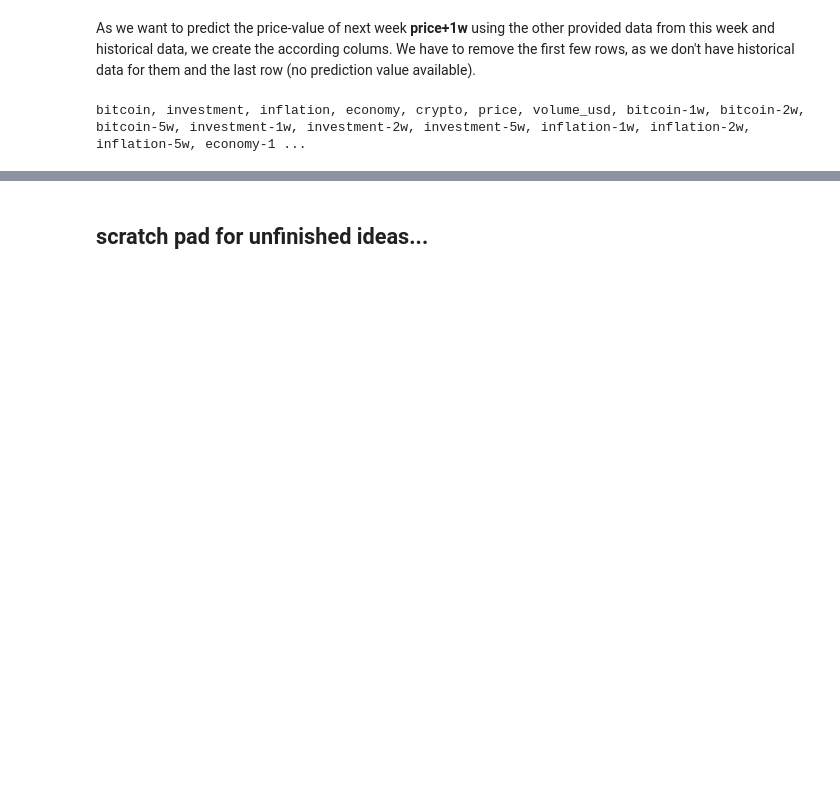
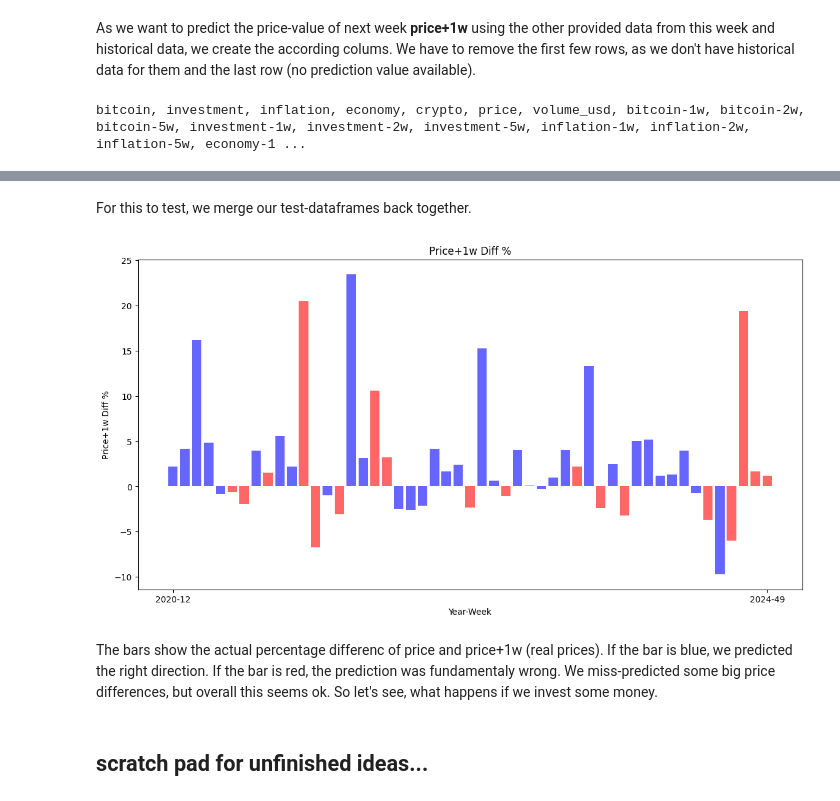
Before and after one commit to michael-zeller/udacity_cd1971, a Jupyter notebook: fomo_btc.ipynb, the cells around one changed output, grey strips where cells are left out. Drawn from its saved outputs; the diff is of its cells as text; code cells hidden in the pictures; blank space fills up the shorter version.

```diff
--- a/fomo_btc.ipynb
+++ b/fomo_btc.ipynb
@@ -161,6 +161,9 @@ weekly_data = weekly_data.iloc[5:]
 
 # drop last row (no target for last week)
 weekly_data = weekly_data.iloc[:-1]
+
+# defragmented copy of the data
+weekly_data = weekly_data.copy()
 # %%
 # show columns of weekly_data
 print(', '.join(weekly_data.columns))
@@ -197,3 +204,43 @@ The mean squared Error doesn't mean a lot, because the value of bitcoin changed
+# %% [markdown]
+For this to test, we merge our test-dataframes back together.
+# %%
+# combine X_test and y_test and y_pred
+test_results = X_test.copy()
+test_results = test_results[['price']]
+test_results['price+1w'] = y_test
+test_results['price+1w_pred'] = y_pred
+
+# order the rows by year_week
+test_results.sort_index(inplace=True)
+
+# create a column that shows the percentage difference between the current week price and the price+1w
+test_results['price+1w_diff_pct'] = (test_results['price+1w'] - test_results['price']) / test_results['price'] * 100
+
+# create a column that shows, if the predicted price is higher or lower than the price of the current week
+test_results['price+1w_pred_diff'] = test_results['price+1w_pred'] - test_results['price']
+test_results['price+1w_pred_diff'] = test_results['price+1w_pred_diff'].apply(lambda x: -1 if x < 0 else (1 if x > 0 else 0))
+
+# create a column that shows, if the actual price+1w is higher or lower than the price of the current week
+test_results['price+1w_diff'] = test_results['price+1w'] - test_results['price']
+test_results['price+1w_diff'] = test_results['price+1w_diff'].apply(lambda x: -1 if x < 0 else (1 if x > 0 else 0))
+
+# create a column that shows, if the prediction is correct
+test_results['correct'] = test_results['price+1w_diff'] == test_results['price+1w_pred_diff']
+# %%
+# render a bar chart of the price+1w_diff_pct. The color should be red, if the prediction was wrong, and blue if it was correct
+fig, ax = plt.subplots(figsize=(14, 7))
+colors = ['r' if val == False else 'b' for val in test_results['correct']]
+ax.bar(test_results.index, test_results['price+1w_diff_pct'], color=colors, alpha=0.6)
+ax.set_xlabel('Year-Week')
+ax.set_ylabel('Price+1w Diff %')
+plt.xticks([test_results.index[0], test_results.index[-1]], [test_results.index[0], test_results.index[-1]])
+plt.grid(False)
+plt.title('Price+1w Diff %')
+plt.show()
+# %% [output]
+[figure, added]
+# %% [markdown]
+The bars show the actual percentage differenc of price and price+1w (real prices). If the bar is blue, we predicted the right direction. If the bar is red, the prediction was fundamentaly wrong. We miss-predicted some big price differences, but overall this seems ok. So let's see, what happens if we invest some money.
 # %% [markdown]
 ## scratch pad for unfinished ideas...
 # %%
```
Also changed, not shown: parts of 5 cells of this notebook.
